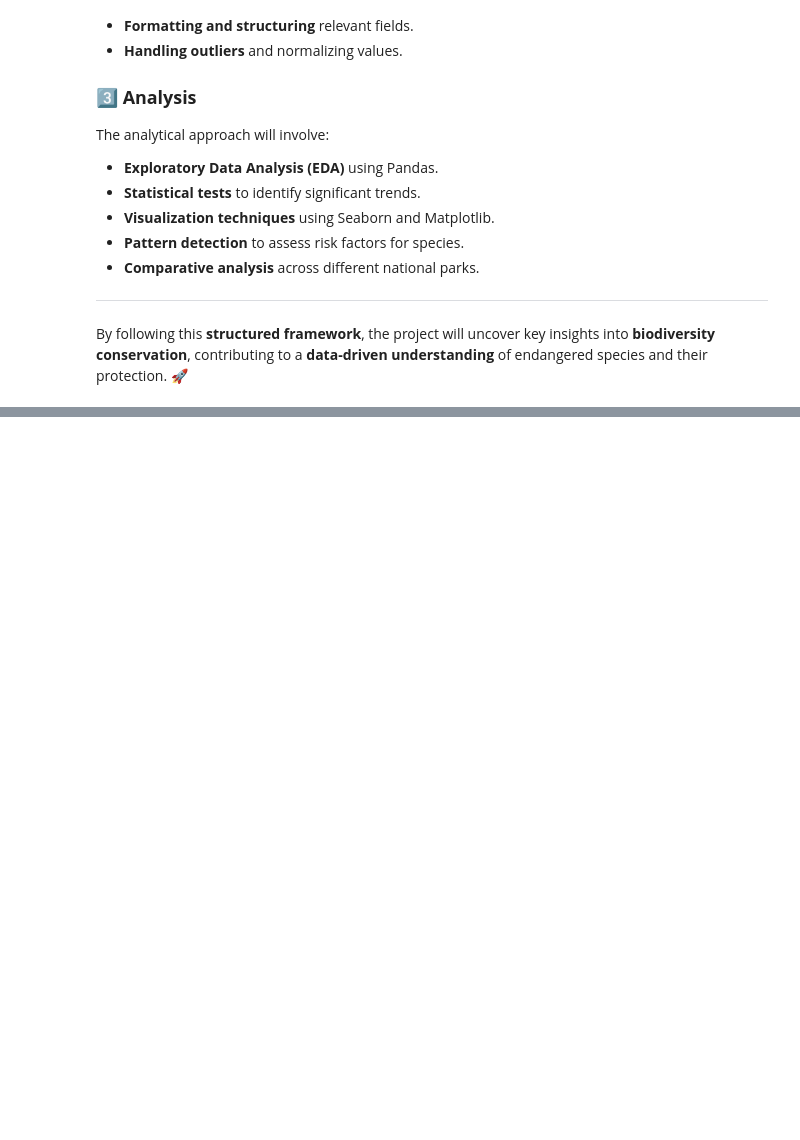
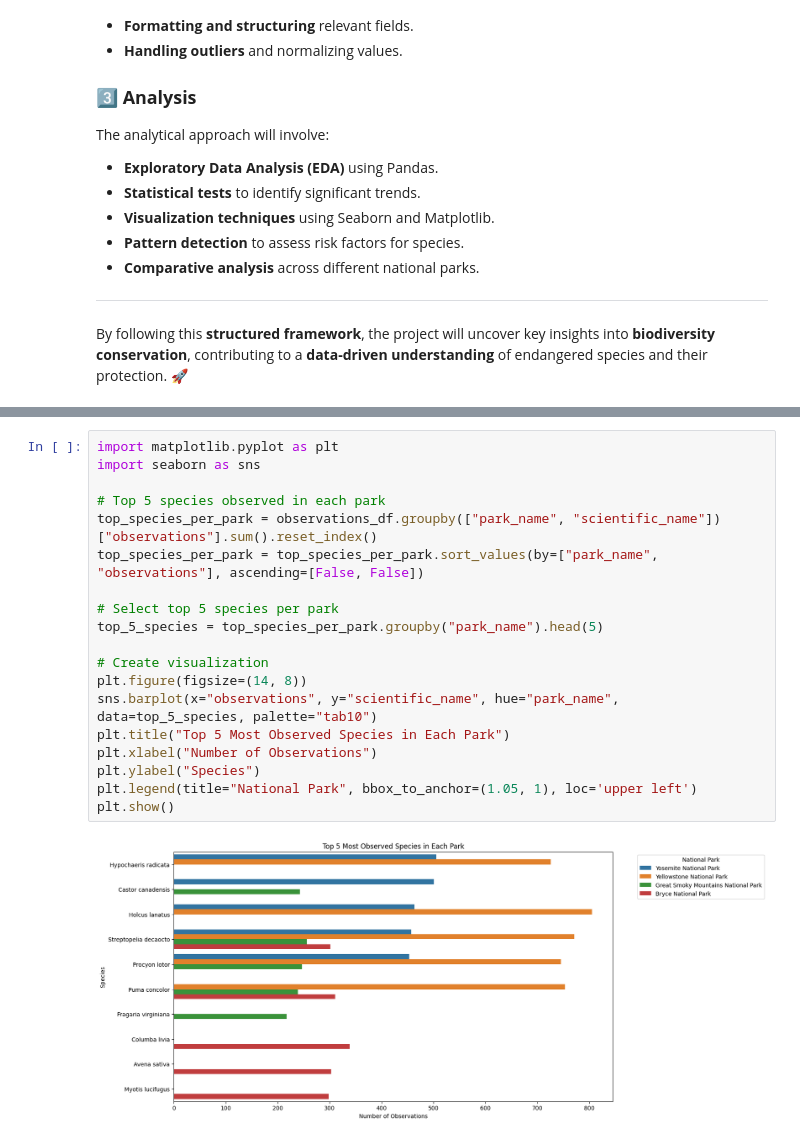
Before and after one commit to gabrielarcangelbol/biodiversity-in-national-parks, a Jupyter notebook: biodiversity.ipynb, the cells around one changed output, grey strips where cells are left out. Drawn from its saved outputs; the diff is of its cells as text; blank space fills up the shorter version.

```diff
--- a/biodiversity.ipynb
+++ b/biodiversity.ipynb
@@ -108,0 +327,21 @@ By following this **structured framework**, the project will uncover key insight
+# %%
+import matplotlib.pyplot as plt
+import seaborn as sns
+
+# Top 5 species observed in each park
+top_species_per_park = observations_df.groupby(["park_name", "scientific_name"])["observations"].sum().reset_index()
+top_species_per_park = top_species_per_park.sort_values(by=["park_name", "observations"], ascending=[False, False])
+
+# Select top 5 species per park
+top_5_species = top_species_per_park.groupby("park_name").head(5)
+
+# Create visualization
+plt.figure(figsize=(14, 8))
+sns.barplot(x="observations", y="scientific_name", hue="park_name", data=top_5_species, palette="tab10")
+plt.title("Top 5 Most Observed Species in Each Park")
+plt.xlabel("Number of Observations")
+plt.ylabel("Species")
+plt.legend(title="National Park", bbox_to_anchor=(1.05, 1), loc='upper left')
+plt.show()
+# %% [output]
+[figure, added]
```
Also changed, not shown: parts of 10 cells of this notebook.
